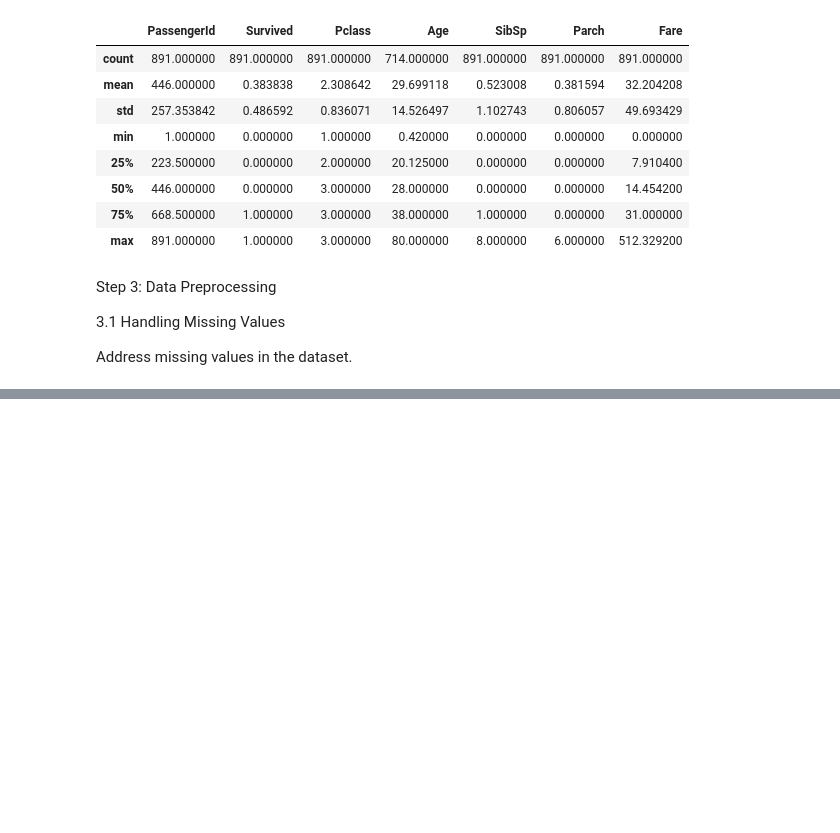
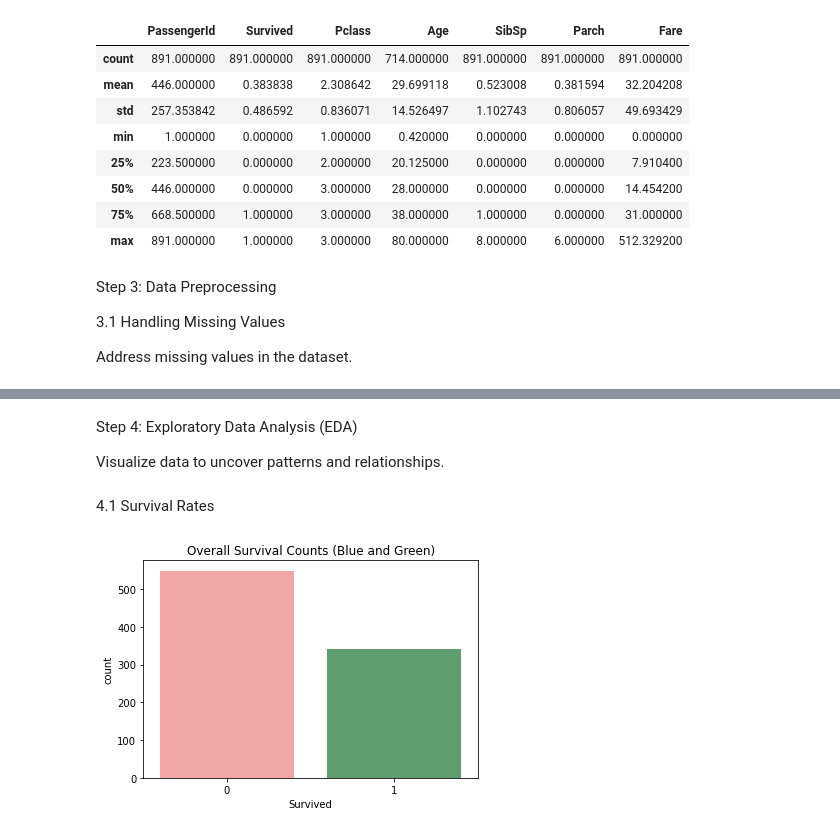
Before and after one commit to LiorShalev/Titanic, a Jupyter notebook: Titanic_Prediction_Model.ipynb, the cells around one changed output, grey strips where cells are left out. Saved outputs shown, nothing was run; the diff lists cells and outputs as text; code cells hidden in the pictures; blank space fills up the shorter version.

```diff
--- a/Titanic_Prediction_Model.ipynb
+++ b/Titanic_Prediction_Model.ipynb
@@ -87,0 +106,38 @@ Address missing values in the dataset.
+# %%
+# 3.2.1 Extracting Titles from Names
+df['Title'] = df['Name'].str.extract(' ([A-Za-z]+)\.', expand=False)
+# Explanation: Titles may capture social status or marital status, which could influence survival rates.
+# %%
+# Consolidate rare titles into a single category. & # Replace rare titles with 'Misc'
+rare_titles = ['Lady', 'Countess', 'Capt', 'Col', 'Don', 'Dr', 'Major', 'Rev', 'Sir', 'Jonkheer', 'Dona']
+df['Title'] = df['Title'].replace(rare_titles, 'Misc')
+# %%
+# 3.2.2 Creating Family Size Feature
+df['FamilySize'] = df['SibSp'] + df['Parch'] + 1  # +1 to include the passenger themselves
+# Explanation: Family size may affect survival chances, as families might stay together.
+# %%
+# 3.2.3 Binning Age and Fare
+df['AgeBin'] = pd.cut(df['Age'], bins=[0, 12, 20, 40, 120], labels=['Child', 'Teenager', 'Adult', 'Senior'])
+df['FareBin'] = pd.qcut(df['Fare'], 4, labels=['Low', 'Medium', 'High', 'Very High'])
+
+# Explanation: Binning reduces the effect of outliers and captures non-linear relationships.
+# %% [markdown]
+Step 4: Exploratory Data Analysis (EDA)
+
+Visualize data to uncover patterns and relationships.
+# %% [markdown]
+4.1 Survival Rates
+# %%
+# Plot survival counts
+# Custom blue and green color palette
+custom_palette = sns.color_palette(["#FF9999", "#55A868"])  # Light Red and Green
+
+# Set the palette for Seaborn plots
+sns.set_palette(custom_palette)
+
+# Plot the survival counts
+sns.countplot(x='Survived', data=df)
+plt.title('Overall Survival Counts (Blue and Green)')
+plt.show()
+# %% [output]
+[figure, added]
```
Also changed, not shown: parts of 33 cells of this notebook.
